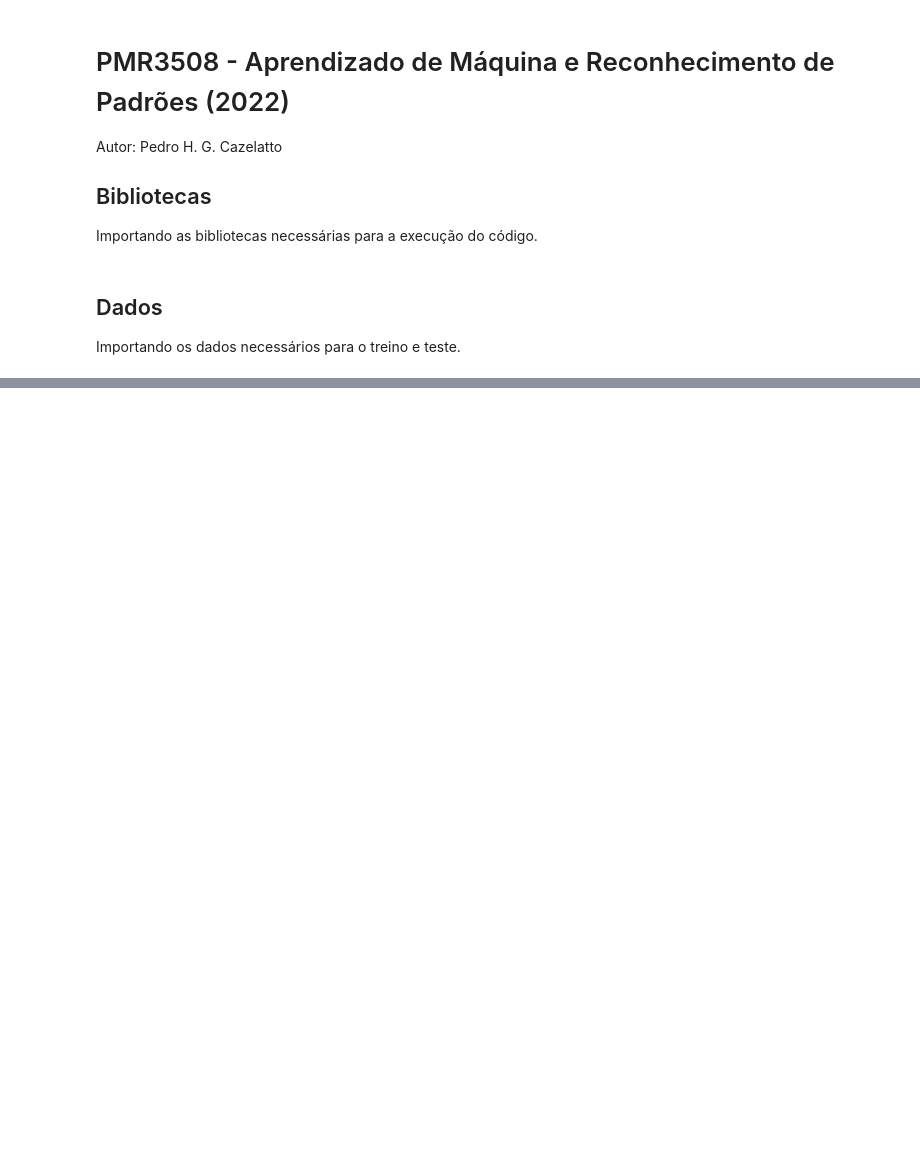
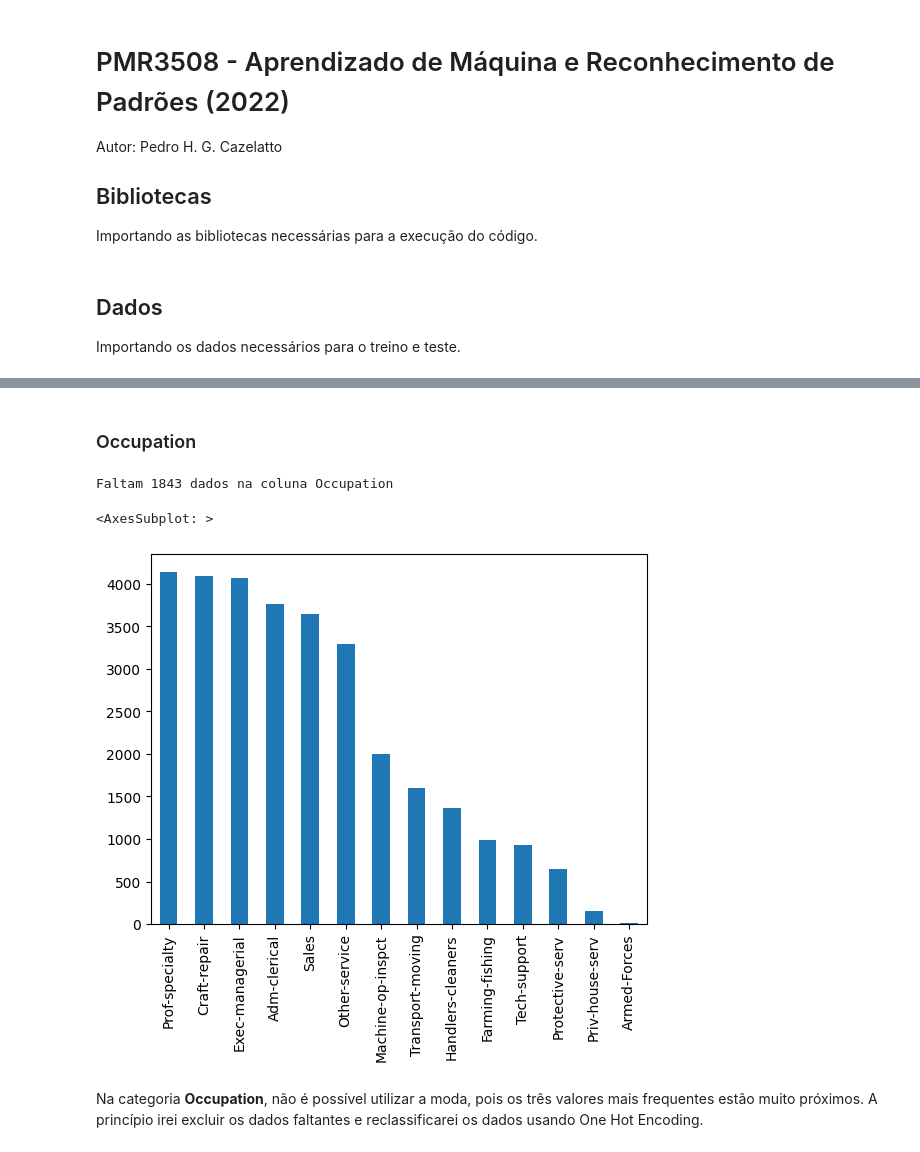
Before and after one commit to PedroCazelatto/PMR3508, a Jupyter notebook: kNN for Dataset Adult/kNN_notebook.ipynb, the cells around one changed output, grey strips where cells are left out. Drawn from its saved outputs; the diff is of its cells as text; code cells hidden in the pictures; blank space fills up the shorter version.

```diff
--- a/kNN for Dataset Adult/kNN_notebook.ipynb
+++ b/kNN for Dataset Adult/kNN_notebook.ipynb
@@ -109,0 +88,11 @@ Name: Target, dtype: int64
+# %% [markdown]
+### Occupation
+# %%
+print("Faltam " + str(trainData["Occupation"].isnull().sum()) + " dados na coluna Occupation")
+trainData["Occupation"].value_counts().plot(kind= "bar")
+# %% [output]
+Faltam 1843 dados na coluna Occupation
+<AxesSubplot: >
+[figure, added]
+# %% [markdown]
+Na categoria **Occupation**, não é possível utilizar a moda, pois os três valores mais frequentes estão muito próximos. A princípio irei excluir os dados faltantes e reclassificarei os dados usando One Hot Encoding.
```
Also changed, not shown: parts of 33 cells of this notebook.
